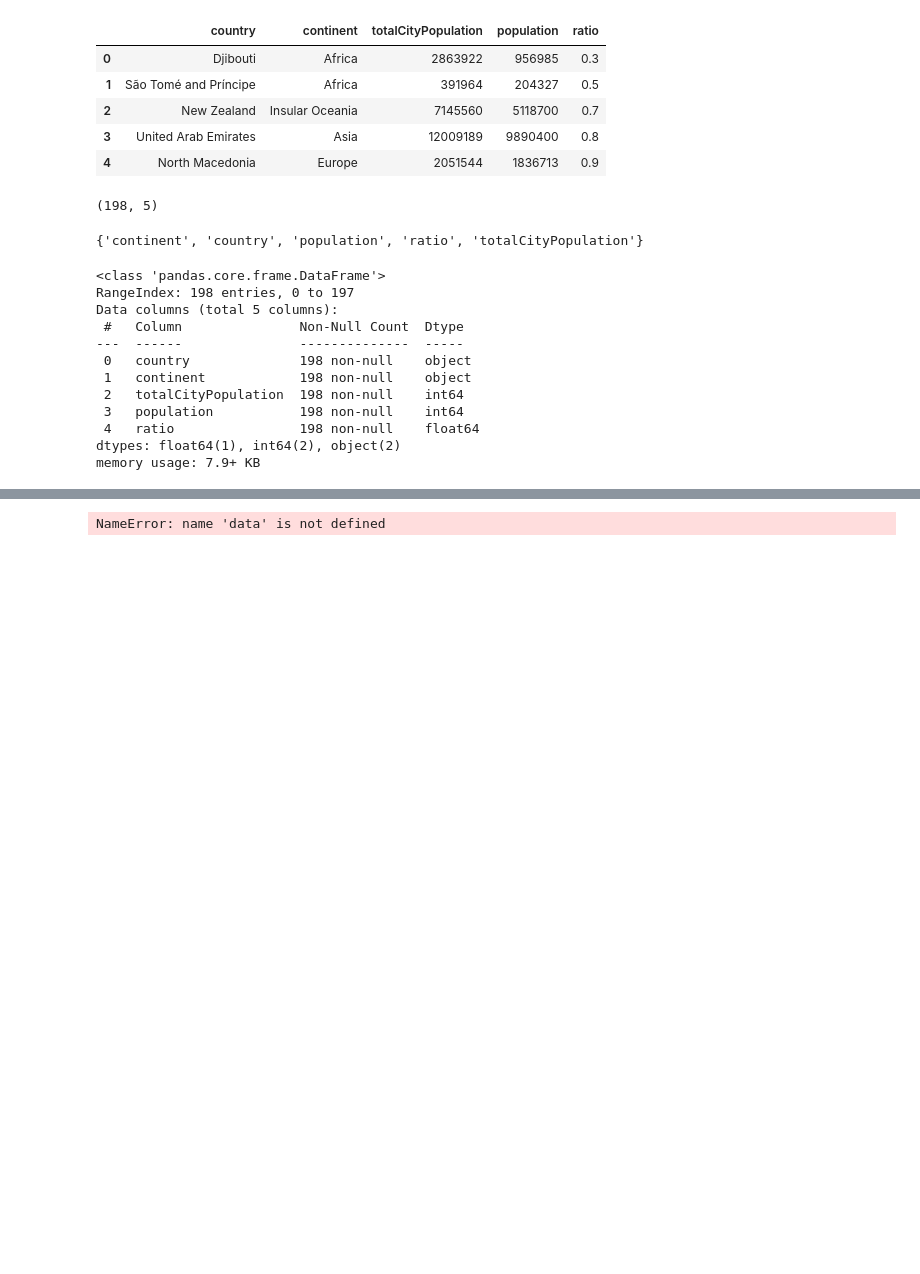
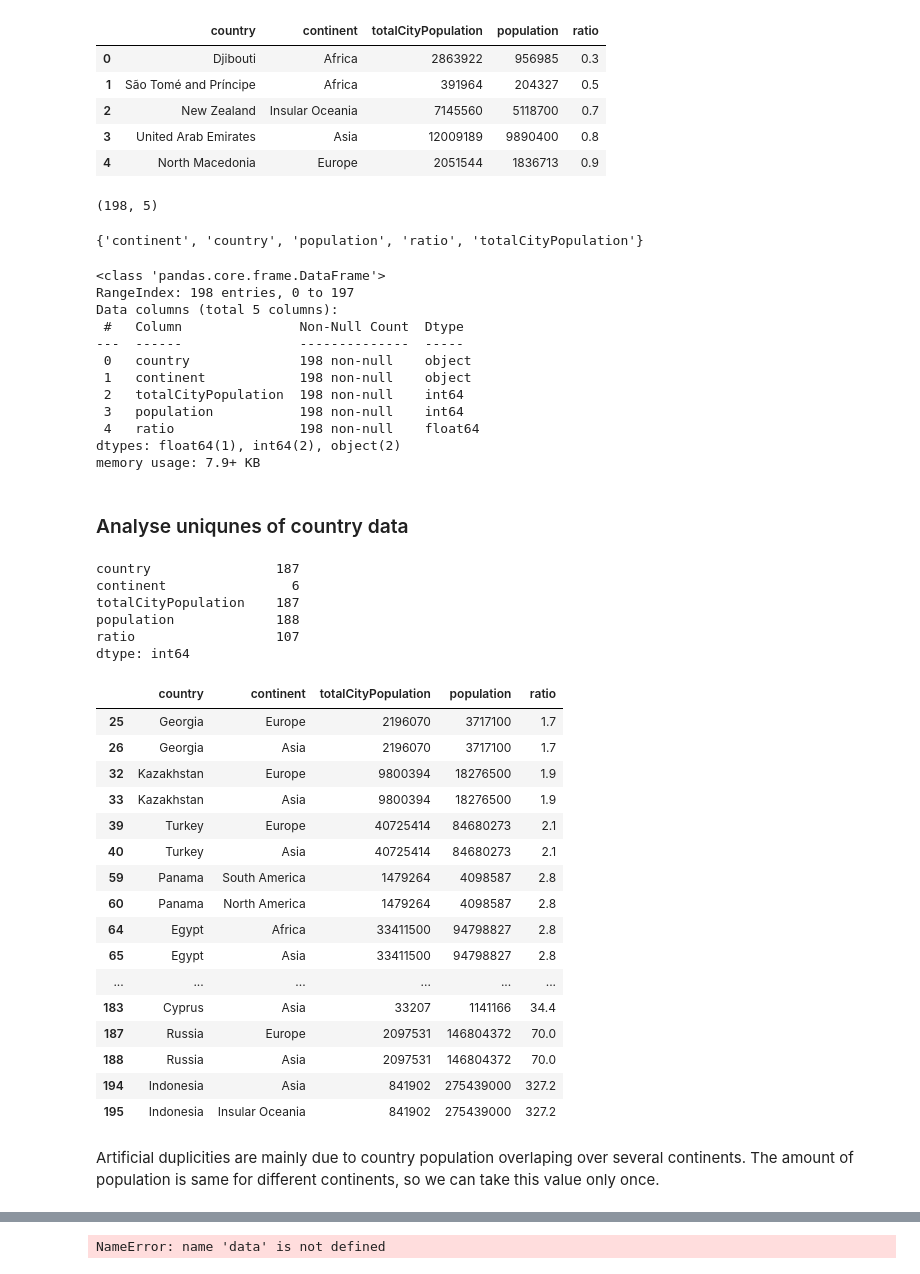
Before and after one commit to zdenekq/BlogPostProjectBenfordLaw, a Jupyter notebook: Population.ipynb, the cells around one changed output, grey strips where cells are left out. Saved outputs shown, nothing was run; the diff lists cells and outputs as text; code cells hidden in the pictures; blank space fills up the shorter version.

```diff
--- a/Population.ipynb
+++ b/Population.ipynb
@@ -155,3 +149,37 @@ Data columns (total 5 columns):
  4   ratio                198 non-null    float64
 dtypes: float64(1), int64(2), object(2)
 memory usage: 7.9+ KB
+# %% [markdown]
+### Analyse uniqunes of country data
+# %%
+maindata.nunique(axis=0)
+# %% [output]
+country                187
+continent                6
+totalCityPopulation    187
+population             188
+ratio                  107
+dtype: int64
+# %%
+# identification of duplicates among countries
+maindata[maindata.duplicated(keep=False, subset=['country'])]
+# %% [output]
+|  | country | continent | totalCityPopulation | population | ratio |
+| 25 | Georgia | Europe | 2196070 | 3717100 | 1.7 |
+| 26 | Georgia | Asia | 2196070 | 3717100 | 1.7 |
+| 32 | Kazakhstan | Europe | 9800394 | 18276500 | 1.9 |
+| 33 | Kazakhstan | Asia | 9800394 | 18276500 | 1.9 |
+| 39 | Turkey | Europe | 40725414 | 84680273 | 2.1 |
+| 40 | Turkey | Asia | 40725414 | 84680273 | 2.1 |
+| 59 | Panama | South America | 1479264 | 4098587 | 2.8 |
+| 60 | Panama | North America | 1479264 | 4098587 | 2.8 |
+| 64 | Egypt | Africa | 33411500 | 94798827 | 2.8 |
+| 65 | Egypt | Asia | 33411500 | 94798827 | 2.8 |
+| ... | ... | ... | ... | ... | ... |
+| 183 | Cyprus | Asia | 33207 | 1141166 | 34.4 |
+| 187 | Russia | Europe | 2097531 | 146804372 | 70.0 |
+| 188 | Russia | Asia | 2097531 | 146804372 | 70.0 |
+| 194 | Indonesia | Asia | 841902 | 275439000 | 327.2 |
+| 195 | Indonesia | Insular Oceania | 841902 | 275439000 | 327.2 |
+# %% [markdown]
+Artificial duplicities are mainly due to country population overlaping over several continents. The amount of population is same for different continents, so we can take this value only once.
```
Also changed, not shown: parts of 9 cells of this notebook.
